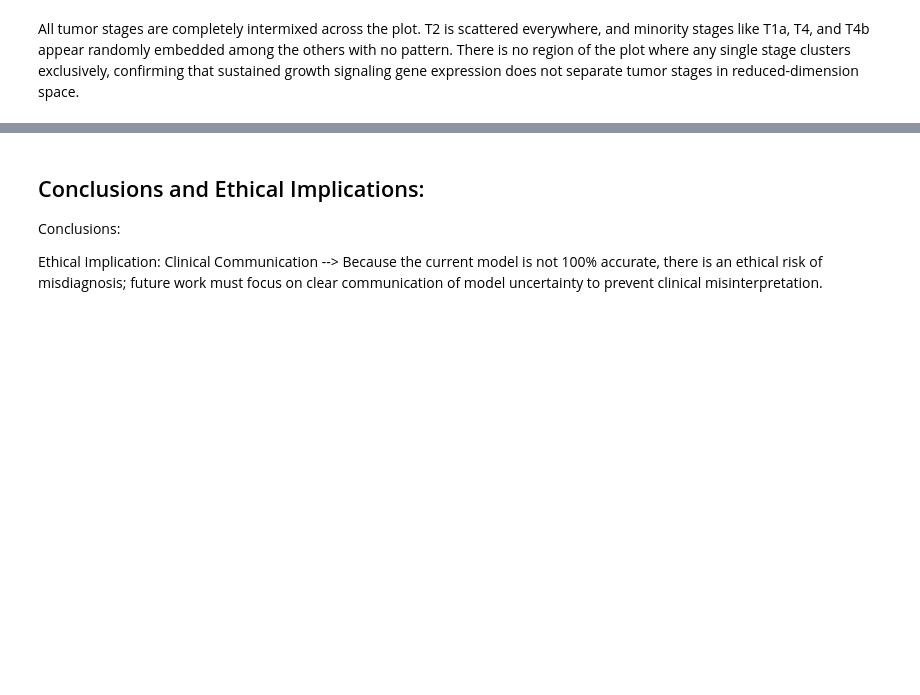
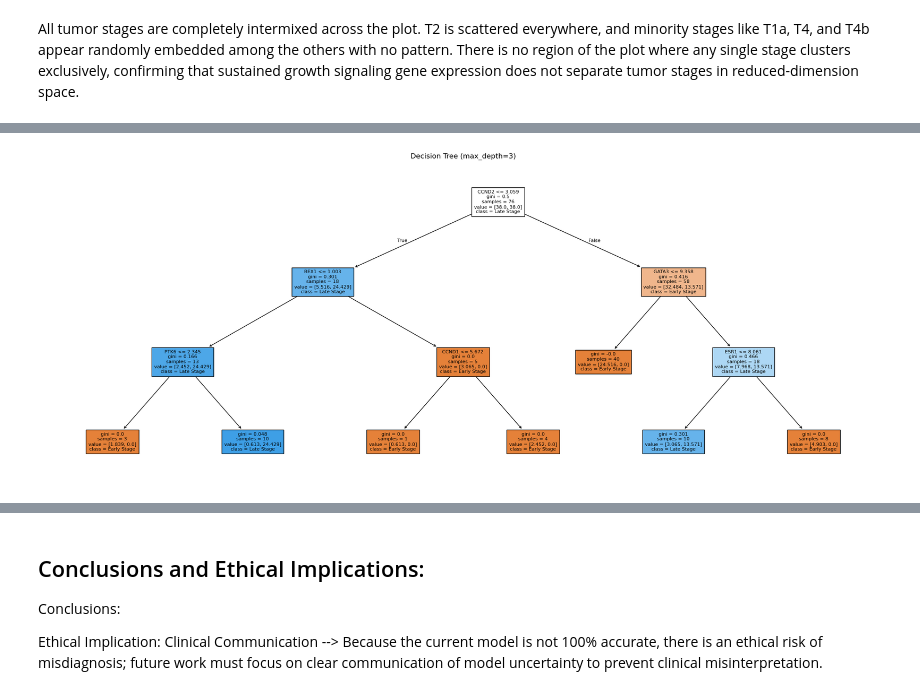
Before and after one commit to isabellaorlando1/Grosso-Orlando-Module-4-Cancer, a Jupyter notebook: code/Module 4 Notebook Final.ipynb, the cells around one changed output, grey strips where cells are left out. Saved outputs shown, nothing was run; the diff lists cells and outputs as text; code cells hidden in the pictures; blank space fills up the shorter version.

```diff
--- a/code/Module 4 Notebook Final.ipynb
+++ b/code/Module 4 Notebook Final.ipynb
@@ -307,0 +565,86 @@ All tumor stages are completely intermixed across the plot. T2 is scattered ever
+# %%
+from sklearn.tree import DecisionTreeClassifier, plot_tree
+from sklearn.linear_model import LogisticRegression
+from sklearn.preprocessing import StandardScaler
+import seaborn as sns
+import matplotlib.pyplot as plt
+import numpy as np
+import pandas as pd
+from sklearn.metrics import classification_report, confusion_matrix, ConfusionMatrixDisplay
+
+# %% Load training data
+data = pd.read_csv(r"C:\Users\isabe\Downloads\BRCA_merged.csv", index_col=0)
+
+stage_map = {
+    "T1": 0, "T1a": 0, "T1b": 0, "T1c": 0,
+    "T2": 0, "T2a": 0, "T2b": 0, "T2c": 0,
+    "T3": 1, "T3a": 1, "T3b": 1, "T3c": 1,
+    "T4": 1, "T4a": 1, "T4b": 1, "T4c": 1
+}
+data["stage_binary"] = data["ajcc_tumor_pathologic_pt"].map(stage_map)
+data = data.dropna(subset=["stage_binary"])
+
+meta_cols = ["ajcc_tumor_pathologic_pt", "cancer_type", "stage_binary",
+             "DSS.time", "OS.time", "PFI.time", "DFI.time", "DFI", "PFI", "OS", "DSS",
+             "age_at_diagnosis"]
+gene_cols = [col for col in data.columns
+             if col not in meta_cols and pd.api.types.is_numeric_dtype(data[col])]
+
+y = data["stage_binary"].values
+
+# %% Load validation dataset
+BRCA_gene_data = pd.read_csv(
+    r"C:\Users\isabe\Downloads\VALIDATION_SET_GSE62944_subsample_log2TPM.csv", index_col=0, header=0)
+metadata_df = pd.read_csv(
+    r'C:\Users\isabe\OneDrive\Documents\BME2315\Module-4-Cancer-Grosso-Orlando\Grosso-Orlando-Module-4-Cancer\data\VALIDATION_SET_GSE62944_metadata.csv', index_col=0, header=0)
+
+cancer_samples = metadata_df[metadata_df['cancer_type'] == 'BRCA'].index
+BRCA_data = BRCA_gene_data[cancer_samples]
+
+with open(r"C:\Users\isabe\OneDrive\Documents\BME2315\Module-4-Cancer-Grosso-Orlando\Grosso-Orlando-Module-4-Cancer\code\Menyhart_JPA_CancerHallmarks_core.txt", "r") as f:
+    lines = f.readlines()
+
+sp_line = lines[8].split("\t")
+desired_gene_list = [gene.strip() for gene in sp_line if gene.strip() not in ["SUSTAINING PROLIFERATIVE SIGNALING", ""]]
+desired_gene_list = list(set(desired_gene_list))
+gene_list = [gene for gene in desired_gene_list if gene in BRCA_data.index]
+BRCA_gene_data_filtered = BRCA_data.loc[gene_list]
+
+BRCA_metadata = metadata_df.loc[cancer_samples]
+BRCA_merged_val = BRCA_gene_data_filtered.T.merge(BRCA_metadata, left_index=True, right_index=True)
+BRCA_merged_val["stage_binary"] = BRCA_merged_val["ajcc_tumor_pathologic_pt"].map(stage_map)
+BRCA_merged_val = BRCA_merged_val.dropna(subset=["stage_binary"])
+
+# %% FIX 1: Find features shared between BOTH datasets before selecting top genes
+# This is why you only had 3 genes before — now you'll have many more
+shared_genes = [g for g in gene_cols if g in BRCA_merged_val.columns]
+print(f"Shared genes available: {len(shared_genes)}")
+
+early = data[data["stage_binary"] == 0][shared_genes]
+late  = data[data["stage_binary"] == 1][shared_genes]
+diff  = (late.mean() - early.mean()).abs().sort_values(ascending=False)
+
+# Use top 20 shared genes instead of top 2
+top_features = diff.index[:20].tolist()
+
+print(f"Top features selected: {top_features}")
+
+# %% Prepare train/val arrays
+X_tr = data[top_features].fillna(0).values
+y_tr = data["stage_binary"].values
+
+X_val = BRCA_merged_val[top_features].fillna(0).values
+y_val = BRCA_merged_val["stage_binary"].values
+# %% DECISION TREE
+# FIX 3: Lower max_depth to reduce overfitting (was 5, now 3)
+dt_model = DecisionTreeClassifier(max_depth=3, class_weight='balanced',
+                                   random_state=0).fit(X_tr, y_tr)
+
+plt.figure(figsize=(20, 8))
+plot_tree(dt_model, feature_names=top_features,
+          class_names=["Early Stage", "Late Stage"], filled=True, fontsize=8)
+plt.title("Decision Tree (max_depth=3)")
+plt.tight_layout()
+plt.show()
+print(f"Decision Tree Training accuracy: {dt_model.score(X_tr, y_tr):.3f}")
+# %% [output]
@@ -307,0 +653 @@ All tumor stages are completely intermixed across the plot. T2 is scattered ever
+[figure, added]
```
Also changed, not shown: parts of 22 cells of this notebook, 2 other files.
